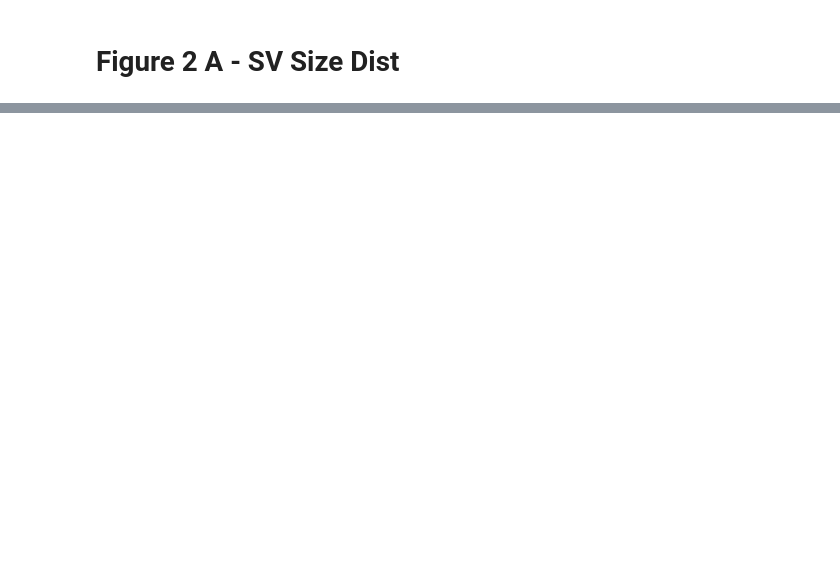
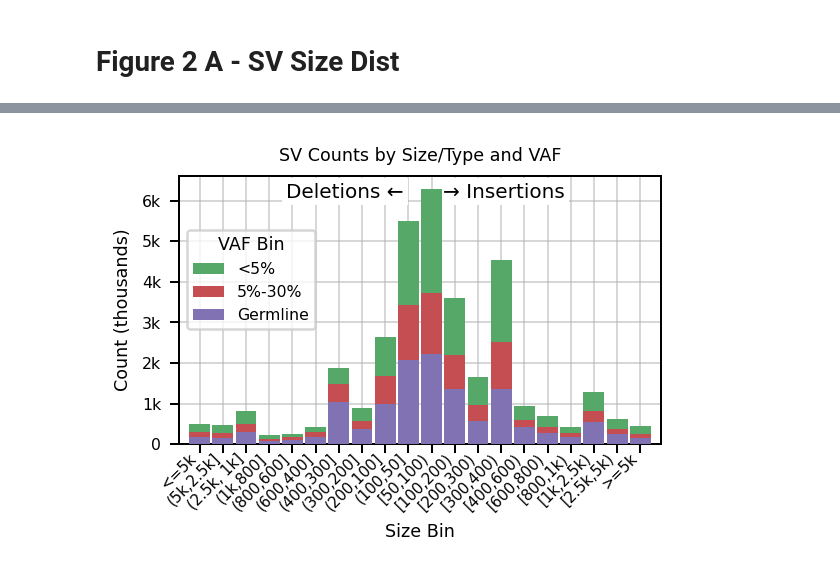
Before and after one commit to BCM-HGSC/SMaHT_MIMS, a Jupyter notebook: bench_stats/VariantStats.ipynb, the cells around one changed output, grey strips where cells are left out. Cells and saved outputs as stored; diff of their text form; code cells hidden in the pictures; blank space fills up the shorter version.

```diff
--- a/bench_stats/VariantStats.ipynb
+++ b/bench_stats/VariantStats.ipynb
@@ -286,3 +200,92 @@ plt.show()
+# %%
+import matplotlib.pyplot as plt
+import pandas as pd
+import seaborn as sb
+from matplotlib.ticker import FuncFormatter
+
+fig, ax = plt.subplots(
+    nrows=1, ncols=1,
+    figsize=(3.25, 2.4),
+    squeeze=False,
+    sharex='row',
+    sharey='row',
+    dpi=180,
+)
+
+ax = ax[0][0]
+
+# Combine both DEL and INS types
+subset_combined = subset[subset['svtype'].isin(['DEL', 'INS'])]
+
+# Group and count
+grouped = subset_combined.groupby(['signed_szbin', 'svtype', 'VAF_bin'], observed=True).size().reset_index(name='count')
+
+# Pivot for stacking
+pivot_df = grouped.pivot_table(index=['signed_szbin', 'svtype'], columns='VAF_bin', values='count', fill_value=0)
+
+# Combine 'signed_szbin' and 'svtype' into a single x-axis position
+pivot_df = pivot_df.reset_index()
+pivot_df['x_pos'] = pivot_df['signed_szbin'].astype(str) + "_" + pivot_df['svtype'].astype(str)
+
+# Create a mapping of x labels to positions
+x_labels = pivot_df['x_pos']
+x = range(len(x_labels))
+
+# Choose a color palette
+vaf_bins = pivot_df.columns.drop(['signed_szbin', 'svtype', 'x_pos'])
+colors = sb.color_palette(palette[2:-3], n_colors=len(vaf_bins))
+
+# Reverse stacking order, but keep original order for legend
+stack_order = list(zip(vaf_bins, colors))[::-1]  # reverse for stacking
+
+bottom = [0] * len(x)
+for vaf, color in stack_order:
+    heights = pivot_df[vaf].values
+    ax.bar(x, heights, bottom=bottom, label=vaf, color=color, zorder=3, width=0.9)
+    bottom = [b + h for b, h in zip(bottom, heights)]
+
+# Ensure legend uses original (non-reversed) order
+handles, labels = ax.get_legend_handles_labels()
+# Zip and reorder based on original vaf_bins order
+label_order = list(vaf_bins)
+legend_items = sorted(zip(labels, handles), key=lambda x: label_order.index(x[0]))
+labels, handles = zip(*legend_items)
+ax.legend(handles, labels, title="VAF Bin", loc="lower left", bbox_to_anchor=(0, 0.4))
+
+# X-axis setup
+ax.set_xticks(x)
+ax.set_xticklabels(pivot_df['signed_szbin'].astype(str),
+                   rotation=45,
+                   ha='right',
+                   fontsize=6)
+ax.set_xlim(-0.9, 19.9)
+
+# Axis labels and title
+ax.set_title("SV Counts by Size/Type and VAF")
+ax.set_ylabel("Count (thousands)")
+ax.set_xlabel("Size Bin")
+
+# Thousands formatter
+def thousands_formatter(x, pos):
+    #return f"{int(x):,}"
+    return f"{int(x/1000)}k" if x >= 1000 else str(int(x))
+
+ax.yaxis.set_major_formatter(FuncFormatter(thousands_formatter))
+
+# Grid and ticks
+ax.grid(True, alpha=0.50, zorder=1)
+ax.tick_params(axis='x', which='major', pad=-1)
+
+# Annotations
+ax.text(8.8, 6450, "Deletions ←", ha='right', va='top', zorder=2, fontsize=8,
+        bbox=dict(facecolor='white', edgecolor='none', boxstyle='square,pad=0.2'))
+ax.text(10.5, 6450, "→ Insertions", ha='left', va='top', zorder=2, fontsize=8,
+        bbox=dict(facecolor='white', edgecolor='none', boxstyle='square,pad=0.2'))
+
+plt.tight_layout()
+plt.show()
+# %% [output]
+[figure, added]
 # %%
 subset[subset['svtype'] == 'DEL'].groupby(['szbin', 'VAF_bin']).size().unstack()
 # %% [output]
```
Also changed, not shown: parts of 14 cells of this notebook, 3 other files.
